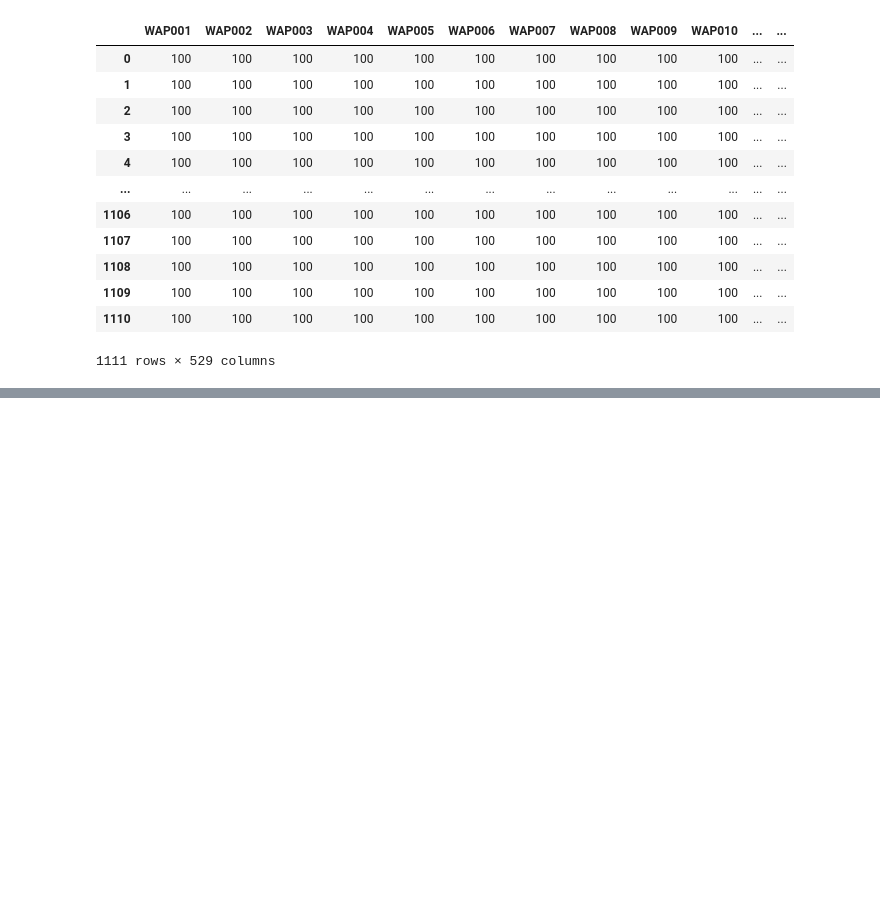
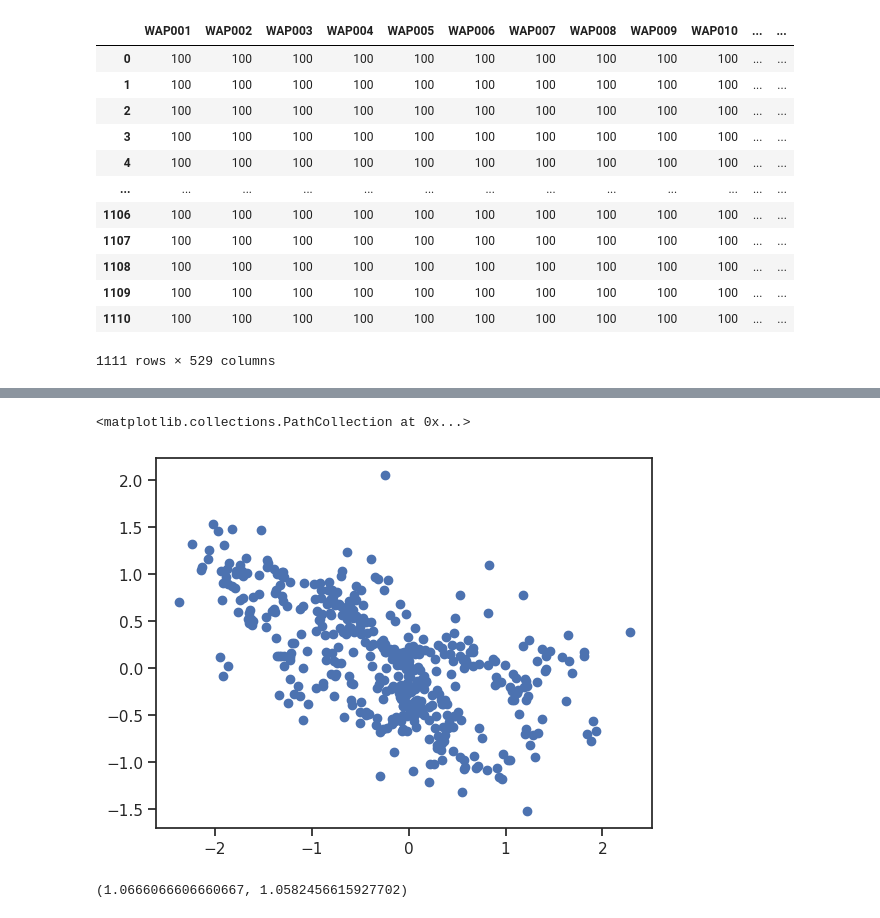
Before and after one commit to owen8877/ECO388, a Jupyter notebook: hw3/playground.ipynb, the cells around one changed output, grey strips where cells are left out. Cells and saved outputs as stored; diff of their text form; code cells hidden in the pictures; blank space fills up the shorter version.

```diff
--- a/hw3/playground.ipynb
+++ b/hw3/playground.ipynb
@@ -467,0 +125,7 @@ tt
+# %%
+wap = fpa.wap_coor.detach().numpy()
+
+plt.scatter(wap[:, 0], wap[:, 1])
+# %% [output]
+<matplotlib.collections.PathCollection at 0x...>
+[figure, added]
@@ -467,0 +136,4 @@ tt
+# %%
+test_coor.FLOOR.mean(), test_coor.FLOOR.std()
+# %% [output]
+(1.0666066606660667, 1.0582456615927702)
```
Also changed, not shown: parts of 82 cells of this notebook, 9 other files.
